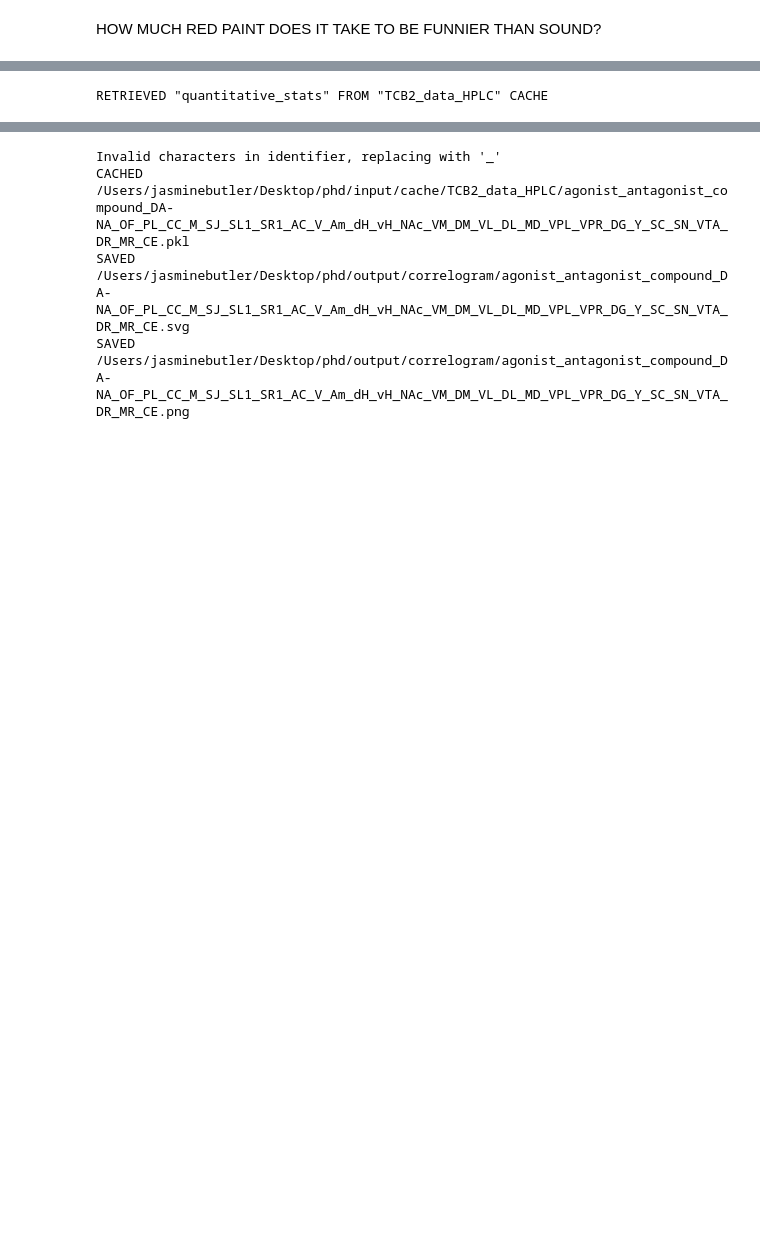
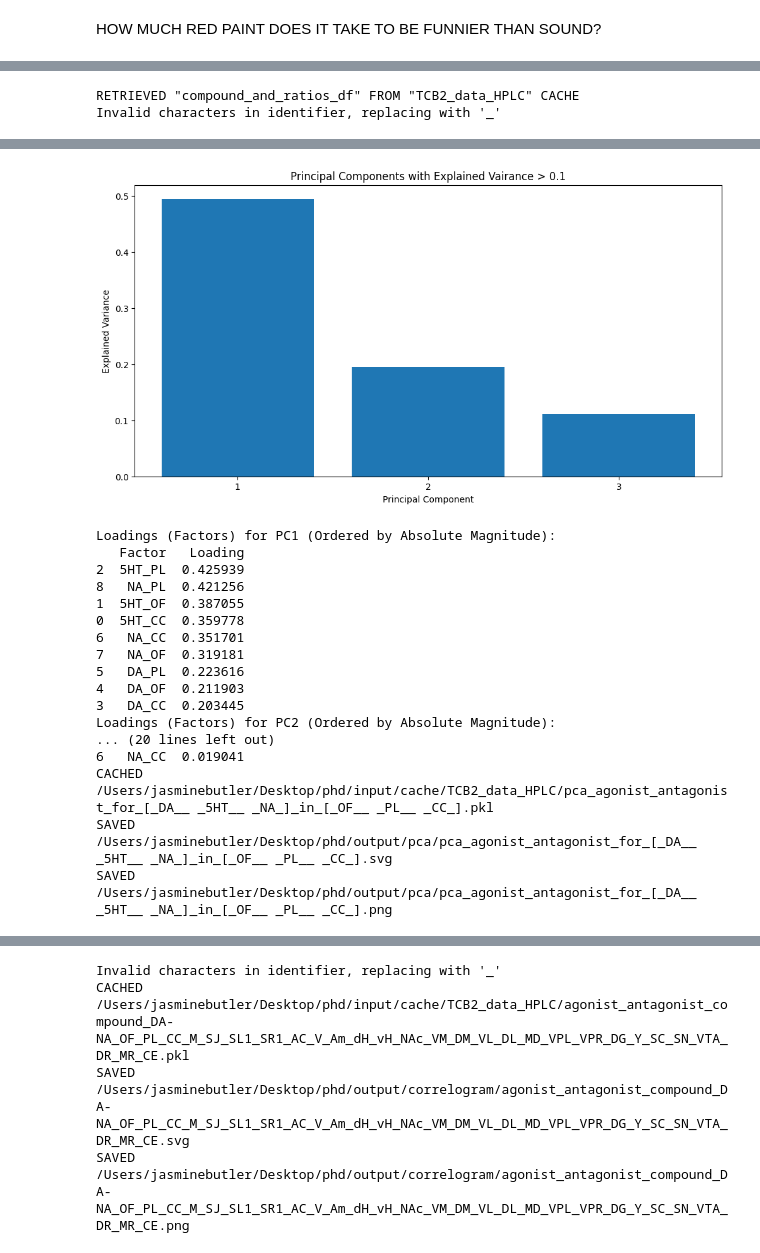
Before and after one commit to remicorne/phd, a Jupyter notebook: RUN.ipynb, the cells around one changed output, grey strips where cells are left out. Cells and saved outputs as stored; diff of their text form; code cells hidden in the pictures; blank space fills up the shorter version.

```diff
--- a/RUN.ipynb
+++ b/RUN.ipynb
@@ -107,6 +107,16 @@ COMPOUND SUBCLASSIFICATION {'monoamines': ['LDOPA', 'NA', 'A', '5HTP', 'DOPAC',
 COMPOUND RATIO MAPPING {'DOPAC': ['DA'], '5HIAA': ['5HT'], '3MT': ['DA'], 'HVA': ['DA', '3MT', 'DOPAC'], 'GLN': ['GLU']} SAVED TO /Users/jasminebutler/Desktop/phd/input/cache/TCB2_data_HT SUBCACHE
 # %%
 #CONSTRUCTION
+
+pca(filename,
+    experiment='agonist_antagonist',
+    compounds=['DA', '5HT', 'NA'],
+    regions=['OF','PL', 'CC'],
+    from_scratch=True,
+    threshold_vairance = 0.1)
+
+
+
 # justStats(filename,
 #           experiments=['dose_response'],
 #           compounds=['5HT'],
@@ -119,10 +129,11 @@ COMPOUND RATIO MAPPING {'DOPAC': ['DA'], '5HIAA': ['5HT'], '3MT': ['DA'], 'HVA':
 #duplicating rows not updating them
 #saving tukey when only need higher stats
 
-subselectDf(getQuantitativeStats(filename), {'experiment':'agonist_antagonist',
-                                            #  'is_significant':True,
-                                             'compound':'DA',
-                                             'test':'two_way_anova',
-                                             'region':["AC"]})
+# subselectDf(getQuantitativeStats(filename), {'experiment':'agonist_antagonist',
+#                                             #  'is_significant':True,
+#                                              'compound':'DA',
+#                                              'test':'two_way_anova',
+#                                              'region':["AC"]})
 # %% [output]
-RETRIEVED "quantitative_stats" FROM "TCB2_data_HPLC" CACHE
+RETRIEVED "compound_and_ratios_df" FROM "TCB2_data_HPLC" CACHE
+Invalid characters in identifier, replacing with '_'
@@ -131,0 +140,18 @@ RETRIEVED "quantitative_stats" FROM "TCB2_data_HPLC" CACHE
+[figure, added]
+Loadings (Factors) for PC1 (Ordered by Absolute Magnitude):
+   Factor   Loading
+2  5HT_PL  0.425939
+8   NA_PL  0.421256
+1  5HT_OF  0.387055
+0  5HT_CC  0.359778
+6   NA_CC  0.351701
+7   NA_OF  0.319181
+5   DA_PL  0.223616
+4   DA_OF  0.211903
+3   DA_CC  0.203445
+Loadings (Factors) for PC2 (Ordered by Absolute Magnitude):
+... (20 lines left out)
+6   NA_CC  0.019041
+CACHED /Users/jasminebutler/Desktop/phd/input/cache/TCB2_data_HPLC/pca_agonist_antagonist_for_[_DA__ _5HT__ _NA_]_in_[_OF__ _PL__ _CC_].pkl
+SAVED /Users/jasminebutler/Desktop/phd/output/pca/pca_agonist_antagonist_for_[_DA__ _5HT__ _NA_]_in_[_OF__ _PL__ _CC_].svg
+SAVED /Users/jasminebutler/Desktop/phd/output/pca/pca_agonist_antagonist_for_[_DA__ _5HT__ _NA_]_in_[_OF__ _PL__ _CC_].png
```
Also changed, not shown: parts of 3 cells of this notebook, 3 other files.
